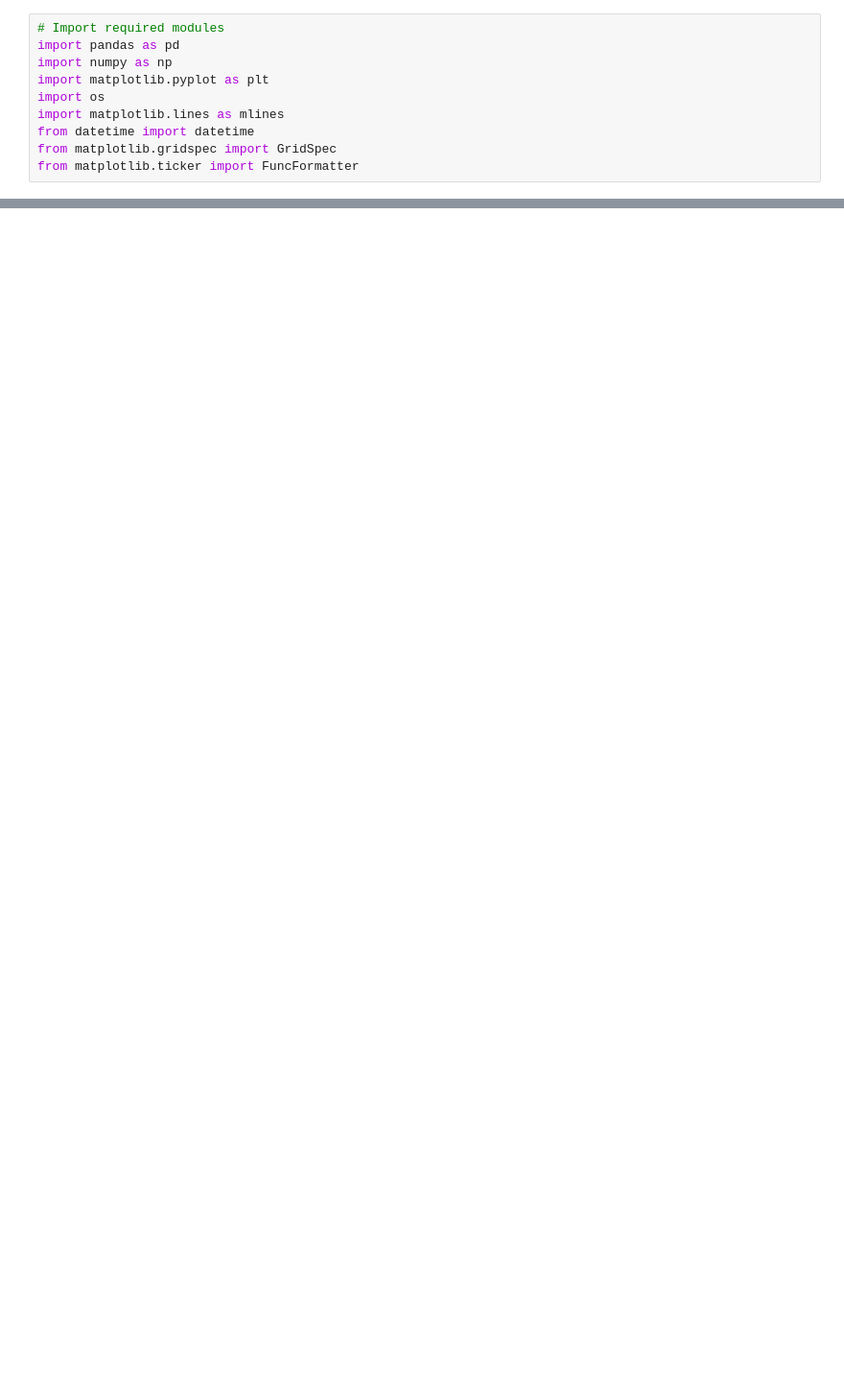
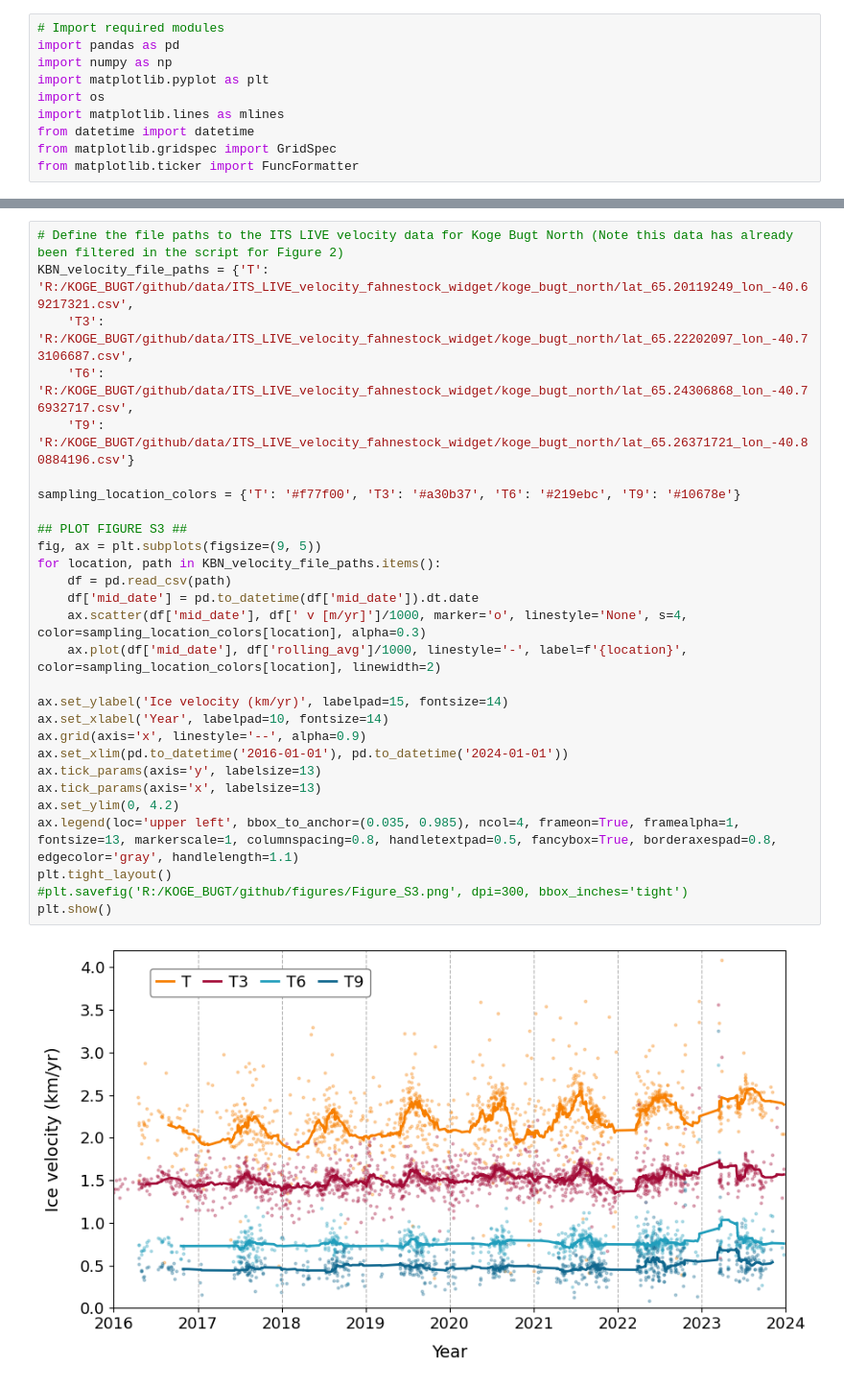
Before and after one commit to hannahpicton/koge_bugt_dynamics, a Jupyter notebook: code/Figure_S3.ipynb, the cells around one changed output, grey strips where cells are left out. Shown at 96% size. Saved outputs shown, nothing was run; the diff lists cells and outputs as text; blank space fills up the shorter version.

Commit message:
Figure S3 - Timeseries velocity at KBN, with rolling average.

```diff
--- a/code/Figure_S3.ipynb
+++ b/code/Figure_S3.ipynb
@@ -62,0 +11,30 @@ plt.show()
+# %%
+# Define the file paths to the ITS LIVE velocity data for Koge Bugt North (Note this data has already been filtered in the script for Figure 2)
+KBN_velocity_file_paths = {'T': 'R:/KOGE_BUGT/github/data/ITS_LIVE_velocity_fahnestock_widget/koge_bugt_north/lat_65.20119249_lon_-40.69217321.csv',
+    'T3': 'R:/KOGE_BUGT/github/data/ITS_LIVE_velocity_fahnestock_widget/koge_bugt_north/lat_65.22202097_lon_-40.73106687.csv',
+    'T6': 'R:/KOGE_BUGT/github/data/ITS_LIVE_velocity_fahnestock_widget/koge_bugt_north/lat_65.24306868_lon_-40.76932717.csv',
+    'T9': 'R:/KOGE_BUGT/github/data/ITS_LIVE_velocity_fahnestock_widget/koge_bugt_north/lat_65.26371721_lon_-40.80884196.csv'}
+
+sampling_location_colors = {'T': '#f77f00', 'T3': '#a30b37', 'T6': '#219ebc', 'T9': '#10678e'}
+
+## PLOT FIGURE S3 ##
+fig, ax = plt.subplots(figsize=(9, 5))
+for location, path in KBN_velocity_file_paths.items():
+    df = pd.read_csv(path)
+    df['mid_date'] = pd.to_datetime(df['mid_date']).dt.date
+    ax.scatter(df['mid_date'], df[' v [m/yr]']/1000, marker='o', linestyle='None', s=4, color=sampling_location_colors[location], alpha=0.3)
+    ax.plot(df['mid_date'], df['rolling_avg']/1000, linestyle='-', label=f'{location}', color=sampling_location_colors[location], linewidth=2)
+
+ax.set_ylabel('Ice velocity (km/yr)', labelpad=15, fontsize=14)
+ax.set_xlabel('Year', labelpad=10, fontsize=14)
+ax.grid(axis='x', linestyle='--', alpha=0.9)
+ax.set_xlim(pd.to_datetime('2016-01-01'), pd.to_datetime('2024-01-01'))
+ax.tick_params(axis='y', labelsize=13)
+ax.tick_params(axis='x', labelsize=13)
+ax.set_ylim(0, 4.2)
+ax.legend(loc='upper left', bbox_to_anchor=(0.035, 0.985), ncol=4, frameon=True, framealpha=1, fontsize=13, markerscale=1, columnspacing=0.8, handletextpad=0.5, fancybox=True, borderaxespad=0.8, edgecolor='gray', handlelength=1.1)
+plt.tight_layout()
+#plt.savefig('R:/KOGE_BUGT/github/figures/Figure_S3.png', dpi=300, bbox_inches='tight')
+plt.show()
+# %% [output]
+[figure, added]
```
Also changed, not shown: parts of 1 cell of this notebook, 1 other file.
